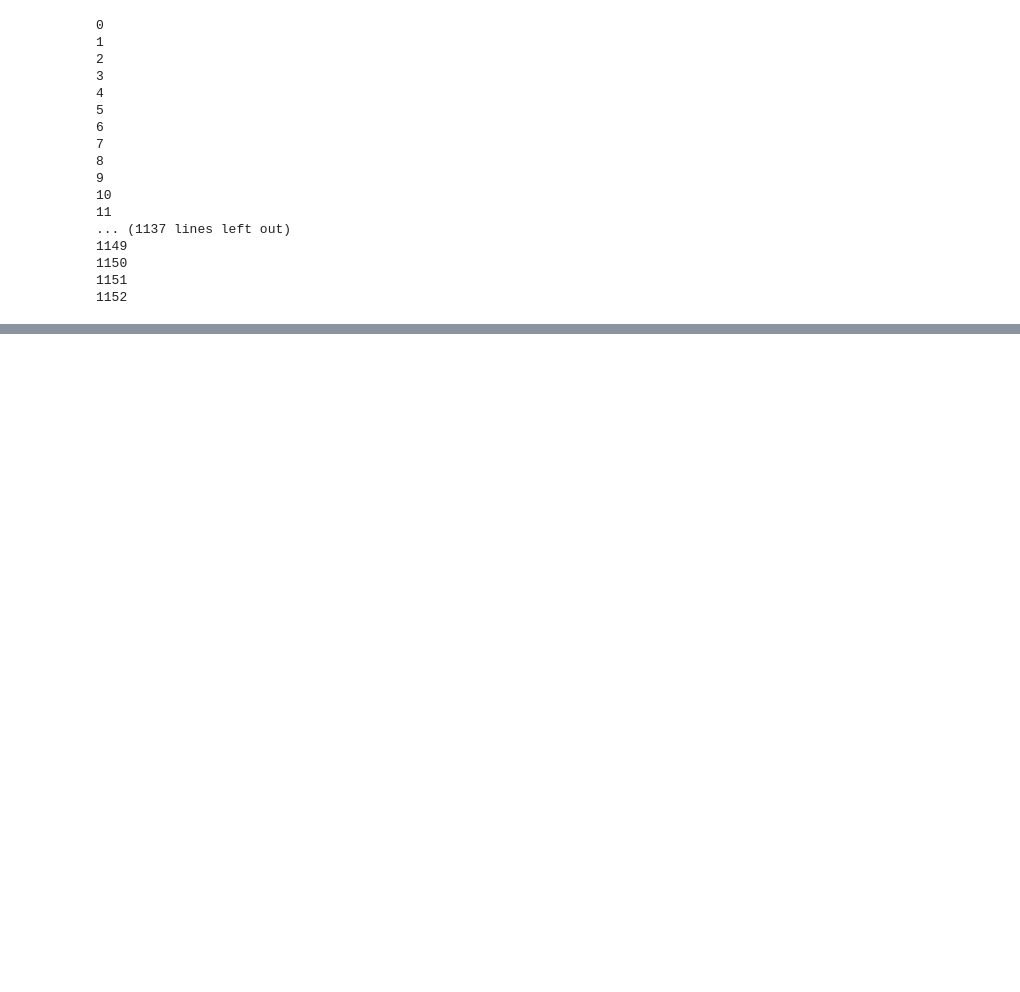
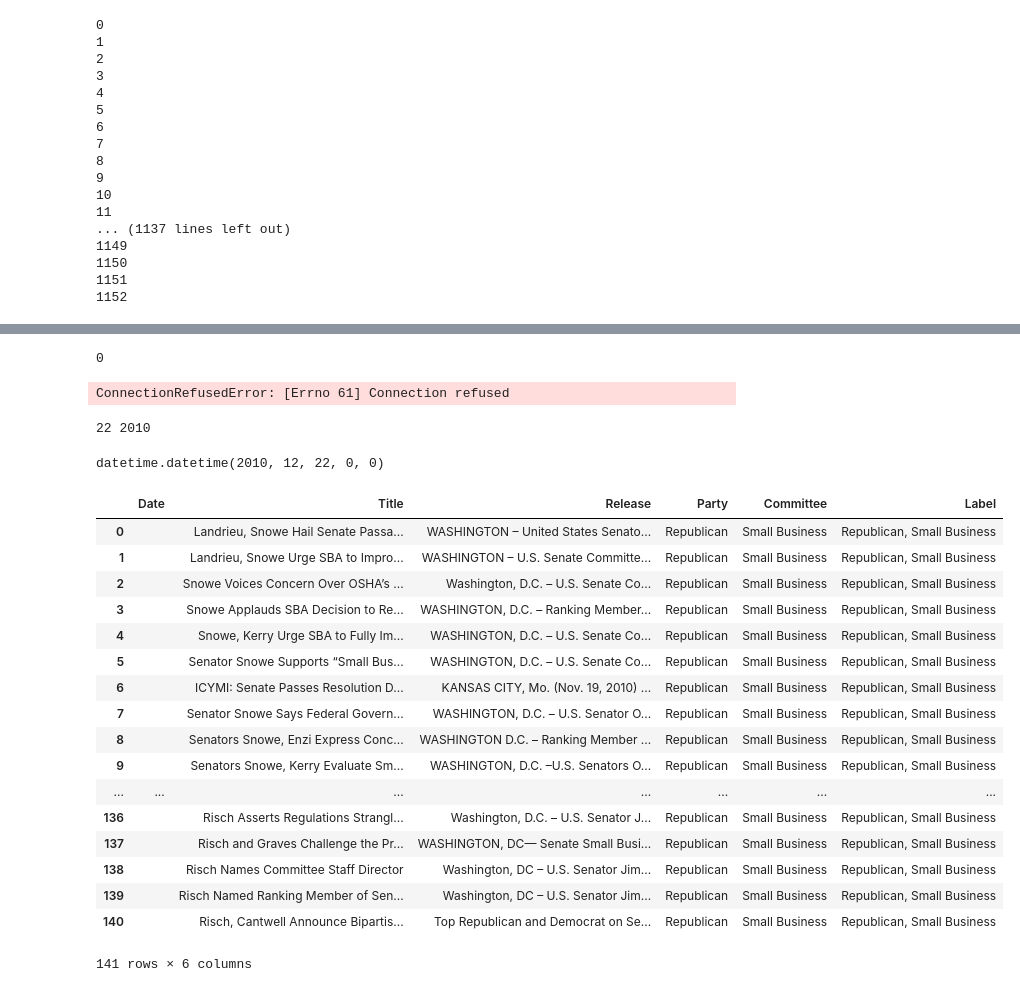
Before and after one commit to dgilbs/nlp_partisanship, a Jupyter notebook: Scraping.ipynb, the cells around one changed output, grey strips where cells are left out. Cells and saved outputs as stored; diff of their text form; code cells hidden in the pictures; blank space fills up the shorter version.

Commit message:
scrapes new data

```diff
--- a/Scraping.ipynb
+++ b/Scraping.ipynb
@@ -1546,0 +1606,2 @@ with open(temp_rep, "wb") as picklefile:
+# %%
+gop_sb_old_links = get_sbc_archive_links_gop()
@@ -1546,0 +1618,26 @@ with open(temp_rep, "wb") as picklefile:
+# %%
+def get_sb_archive_releases(links):
+    rows = list()
+    for index, link in enumerate(links):
+        print(index)
+        print(link)
+        driver.get(link)
+
+        try:
+            date = driver.find_element_by_class_name("date").text
+        except:
+            date = ''
+
+        try:
+            title = driver.find_element_by_class_name("title").text
+        except:
+            title = ''
+
+        try:
+            release = driver.find_element_by_class_name("content").text
+        except:
+            release = ''
+        row = [date, title, release]
+        rows.append(row)
+    df = pd.DataFrame(rows, columns=["Date", "Title", "Release"])
+    return df
@@ -1546,0 +1651,48 @@ with open(temp_rep, "wb") as picklefile:
+# %%
+gop_old_sb_df = get_sb_archive_releases(gop_sb_old_links)
+# %% [output]
+0
+ConnectionRefusedError: [Errno 61] Connection refused
+# %%
+gop_old_sb_df["Party"] = "Republican"
+gop_old_sb_df["Committee"] = "Small Business"
+gop_old_sb_df["Label"] = "Republican, Small Business"
+# %%
+def get_old_sb_date(date_str):
+    try:
+        date_arr = date_str.split(" ")
+        year= int(date_arr[-1])
+        mo = date_arr[0]
+        d = dict((v,k) for k,v in enumerate(calendar.month_abbr))
+        month = d[mo]
+        day = int(date_arr[1])
+        print(day, year)
+        return datetime(year=year, month=month, day=day)
+    except:
+        return ''
+get_old_sb_date("Dec 22 2010")
+# %% [output]
+22 2010
+datetime.datetime(2010, 12, 22, 0, 0)
+# %%
+x = gop_old_sb_df
+x
+# %% [output]
+|  | Date | Title | Release | Party | Committee | Label |
+| 0 |  | Landrieu, Snowe Hail Senate Passa... | WASHINGTON – United States Senato... | Republican | Small Business | Republican, Small Business |
+| 1 |  | Landrieu, Snowe Urge SBA to Impro... | WASHINGTON – U.S. Senate Committe... | Republican | Small Business | Republican, Small Business |
+| 2 |  | Snowe Voices Concern Over OSHA’s ... | Washington, D.C. – U.S. Senate Co... | Republican | Small Business | Republican, Small Business |
+| 3 |  | Snowe Applauds SBA Decision to Re... | WASHINGTON, D.C. – Ranking Member... | Republican | Small Business | Republican, Small Business |
+| 4 |  | Snowe, Kerry Urge SBA to Fully Im... | WASHINGTON, D.C. – U.S. Senate Co... | Republican | Small Business | Republican, Small Business |
+| 5 |  | Senator Snowe Supports “Small Bus... | WASHINGTON, D.C. – U.S. Senate Co... | Republican | Small Business | Republican, Small Business |
+| 6 |  | ICYMI: Senate Passes Resolution D... | KANSAS CITY, Mo. (Nov. 19, 2010) ... | Republican | Small Business | Republican, Small Business |
+| 7 |  | Senator Snowe Says Federal Govern... | WASHINGTON, D.C. – U.S. Senator O... | Republican | Small Business | Republican, Small Business |
+| 8 |  | Senators Snowe, Enzi Express Conc... | WASHINGTON D.C. – Ranking Member ... | Republican | Small Business | Republican, Small Business |
+| 9 |  | Senators Snowe, Kerry Evaluate Sm... | WASHINGTON, D.C. –U.S. Senators O... | Republican | Small Business | Republican, Small Business |
+| ... | ... | ... | ... | ... | ... | ... |
+| 136 |  | Risch Asserts Regulations Strangl... | Washington, D.C. – U.S. Senator J... | Republican | Small Business | Republican, Small Business |
+| 137 |  | Risch and Graves Challenge the Pr... | WASHINGTON, DC— Senate Small Busi... | Republican | Small Business | Republican, Small Business |
+| 138 |  | Risch Names Committee Staff Director | Washington, DC – U.S. Senator Jim... | Republican | Small Business | Republican, Small Business |
+| 139 |  | Risch Named Ranking Member of Sen... | Washington, DC – U.S. Senator Jim... | Republican | Small Business | Republican, Small Business |
+| 140 |  | Risch, Cantwell Announce Bipartis... | Top Republican and Democrat on Se... | Republican | Small Business | Republican, Small Business |
+141 rows × 6 columns
```
Also changed, not shown: parts of 12 cells of this notebook, 10 other files.
